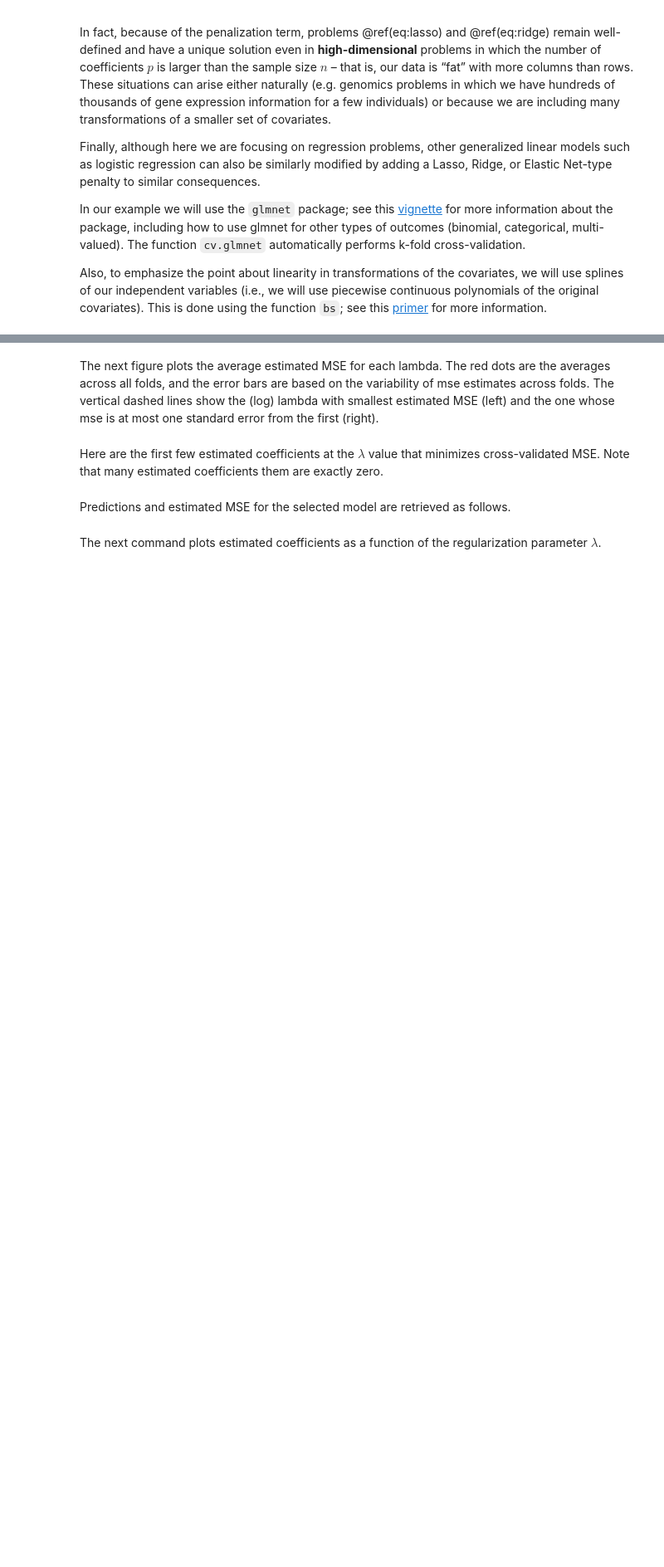
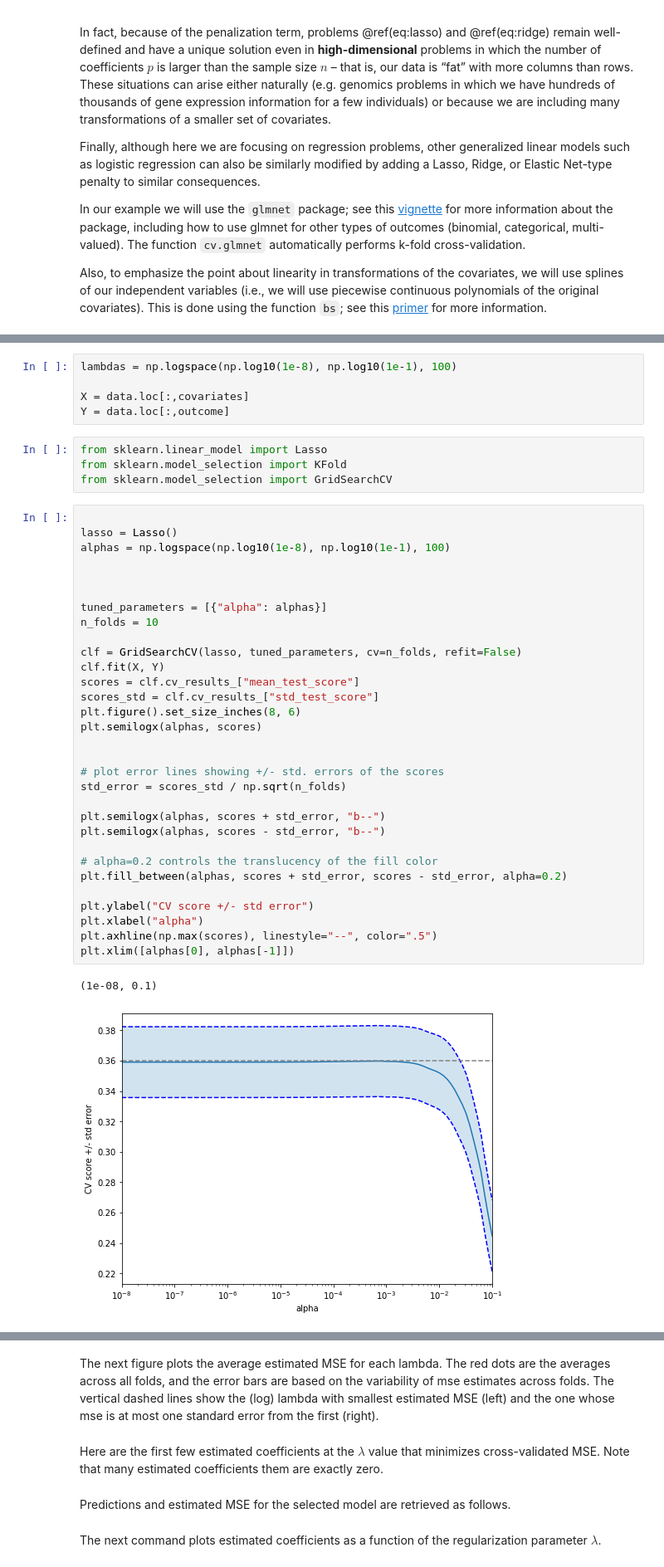
Before and after one commit to alexanderquispe/ml_book, a Jupyter notebook: Untitled-1.ipynb, the cells around one changed output, grey strips where cells are left out. Shown: that part at 83% size. Cells and saved outputs as stored; diff of their text form; blank space fills up the shorter version.

```diff
--- a/Untitled-1.ipynb
+++ b/Untitled-1.ipynb
@@ -326,0 +364,43 @@ Also, to emphasize the point about linearity in transformations of the covariate
+# %%
+lambdas = np.logspace(np.log10(1e-8), np.log10(1e-1), 100)
+
+X = data.loc[:,covariates]
+Y = data.loc[:,outcome]
+# %%
+from sklearn.linear_model import Lasso
+from sklearn.model_selection import KFold
+from sklearn.model_selection import GridSearchCV
+# %%
+
+lasso = Lasso()
+alphas = np.logspace(np.log10(1e-8), np.log10(1e-1), 100)
+
+
+
+tuned_parameters = [{"alpha": alphas}]
+n_folds = 10
+
+clf = GridSearchCV(lasso, tuned_parameters, cv=n_folds, refit=False)
+clf.fit(X, Y)
+scores = clf.cv_results_["mean_test_score"]
+scores_std = clf.cv_results_["std_test_score"]
+plt.figure().set_size_inches(8, 6)
+plt.semilogx(alphas, scores)
+
+
+# plot error lines showing +/- std. errors of the scores
+std_error = scores_std / np.sqrt(n_folds)
+
+plt.semilogx(alphas, scores + std_error, "b--")
+plt.semilogx(alphas, scores - std_error, "b--")
+
+# alpha=0.2 controls the translucency of the fill color
+plt.fill_between(alphas, scores + std_error, scores - std_error, alpha=0.2)
+
+plt.ylabel("CV score +/- std error")
+plt.xlabel("alpha")
+plt.axhline(np.max(scores), linestyle="--", color=".5")
+plt.xlim([alphas[0], alphas[-1]])
+# %% [output]
+(1e-08, 0.1)
+[figure, added]
```
Also changed, not shown: parts of 6 cells of this notebook.
